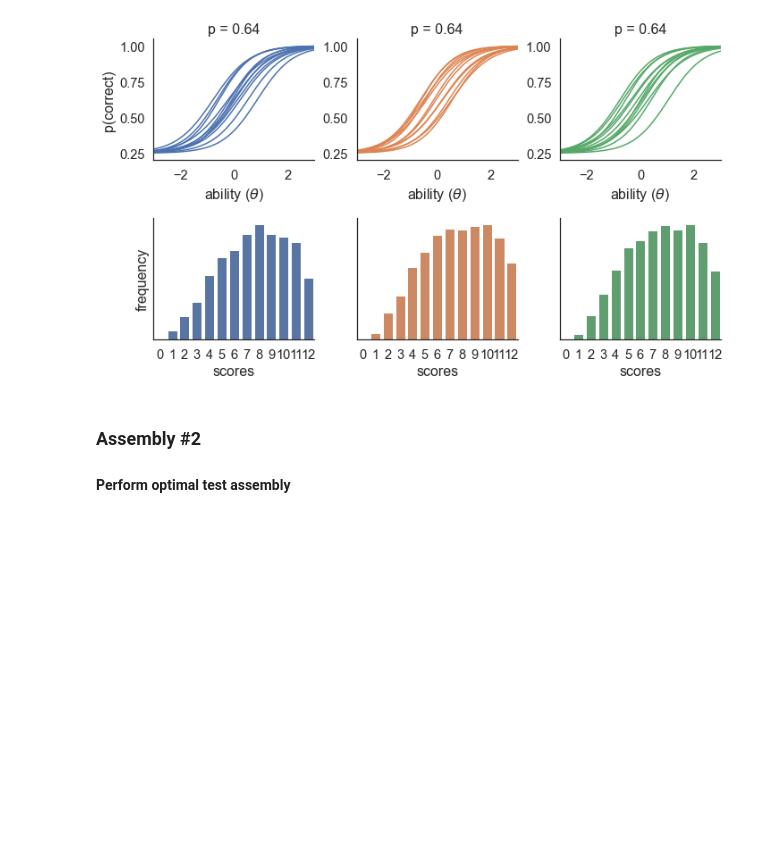
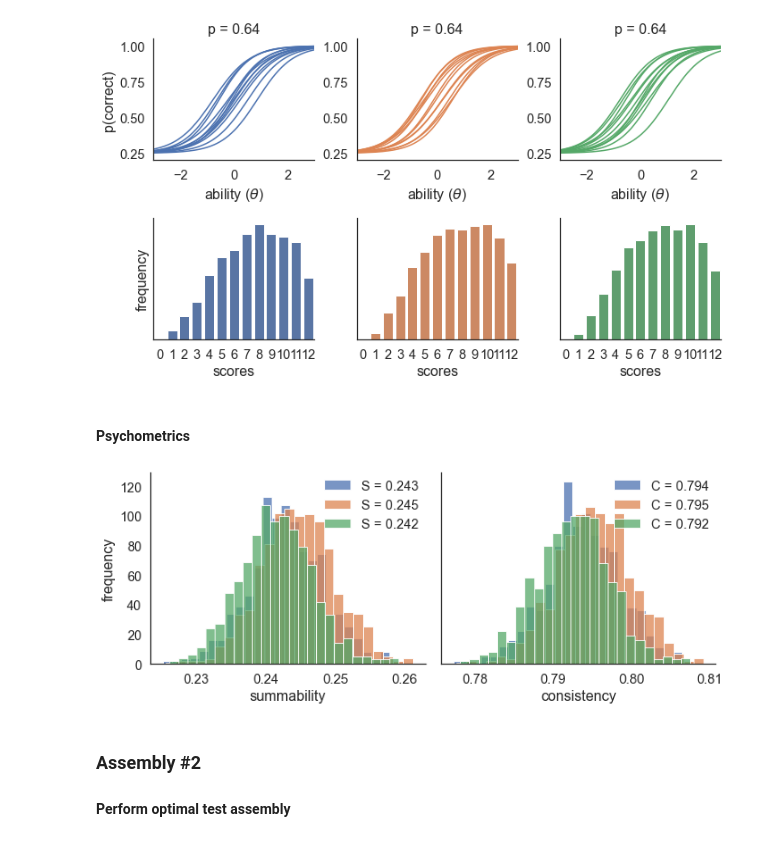
Before and after one commit to ndawlab/mars-irt, a Jupyter notebook: 03_Calibration/05_assembly.ipynb, the cells around one changed output. Drawn from its saved outputs; the diff is of its cells as text; code cells hidden in the pictures; blank space fills up the shorter version.

```diff
--- a/03_Calibration/05_assembly.ipynb
+++ b/03_Calibration/05_assembly.ipynb
@@ -203,6 +204,80 @@ sns.despine()
 plt.tight_layout()
 # %% [output]
 [figure]
+# %% [markdown]
+#### Psychometrics
+# %%
+from tqdm import tqdm
+
+#~~~~~~~~~~~~~~~~~~~~~~~~~~~~~~~~~~~~~~~~~~#
+### Define parameters.
+#~~~~~~~~~~~~~~~~~~~~~~~~~~~~~~~~~~~~~~~~~~#
+
+## Simulation parameters.
+n_samp = 1000
+
+#~~~~~~~~~~~~~~~~~~~~~~~~~~~~~~~~~~~~~~~~~~#
+### Main loop.
+#~~~~~~~~~~~~~~~~~~~~~~~~~~~~~~~~~~~~~~~~~~#
+np.random.seed(47404)
+
+## Preallocate space.
+S = np.zeros((n_samp,3))
+C = np.zeros((n_samp,3))
+
+## Main loop.
+for i in tqdm(range(n_samp)):
+
+    for j, ix in enumerate(items):
+
+        ## Compute p(correct).
+        theta = np.sort(np.random.normal(0,1,5000))
+        mu = np.outer(theta, alpha[ix]) - beta[ix]
+        p = gamma + (1-gamma) * inv_logit(mu)
+
+        ## Simulate accuracy.
+        Y = np.random.binomial(1,p)
+
+        ## Compute item standard deviations.
+        sigma = np.std(Y, axis=0)
+
+        ## Iteratively compute components of summability.
+        a, b = 0, 0
+        for k1, k2 in combinations(range(n_item), 2):
+            prop = contingency(Y[:,k1], Y[:,k2])       # Compute contingency table.
+            rho = tetrachoric(prop)                    # Compute tetrachoric correlation.
+            a += rho * sigma[k1] * sigma[k2]           # Compute summability numerator.
+            b += sigma[k1] * sigma[k2]                 # Compute summability denominator.
+
+        ## Compute form summability.
+        S[i,j] = a / b
+
+        ## Compute form consistency.
+        C[i,j] = (n_item * S[i,j]) / (1 + (n_item - 1) * S[i,j])
+
+#~~~~~~~~~~~~~~~~~~~~~~~~~~~~~~~~~~~~~~~~~~#
+### Plotting.
+#~~~~~~~~~~~~~~~~~~~~~~~~~~~~~~~~~~~~~~~~~~#
+
+## Initialize canvas.
+fig, axes = plt.subplots(1,2,figsize=(10,4),sharey=True)
+palette = ['#4c72b0', '#dd8452', '#55a868']
+
+## Iteratively plot.
+for i, color in enumerate(palette):
+    sns.histplot(x=S[:,i], color=color, bins=25, label='S = %0.3f' %S[:,i].mean(), ax=axes[0])
+    sns.histplot(x=C[:,i], color=color, bins=25, label='C = %0.3f' %C[:,i].mean(), ax=axes[1])
+
+## Add detail.
+axes[0].legend(loc=1, frameon=False, borderpad=0)
+axes[1].legend(loc=1, frameon=False, borderpad=0)
+axes[0].set(xlabel='summability', ylabel='frequency')
+axes[1].set(xlabel='consistency', ylabel='')
+
+sns.despine()
+plt.tight_layout()
+# %% [output]
+[figure, added]
 # %% [markdown]
 ### Assembly #2
 
```
Also changed, not shown: parts of 6 cells of this notebook.
